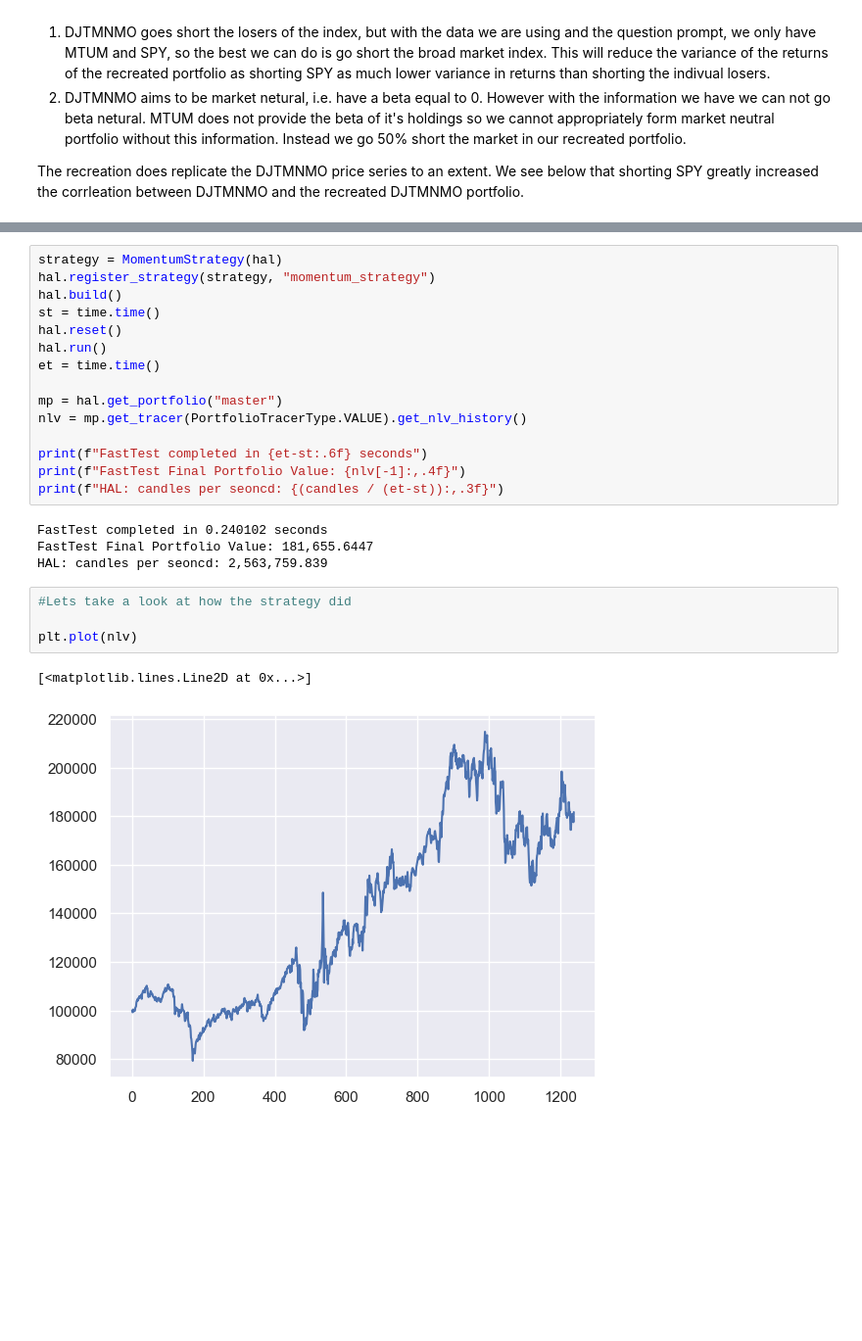
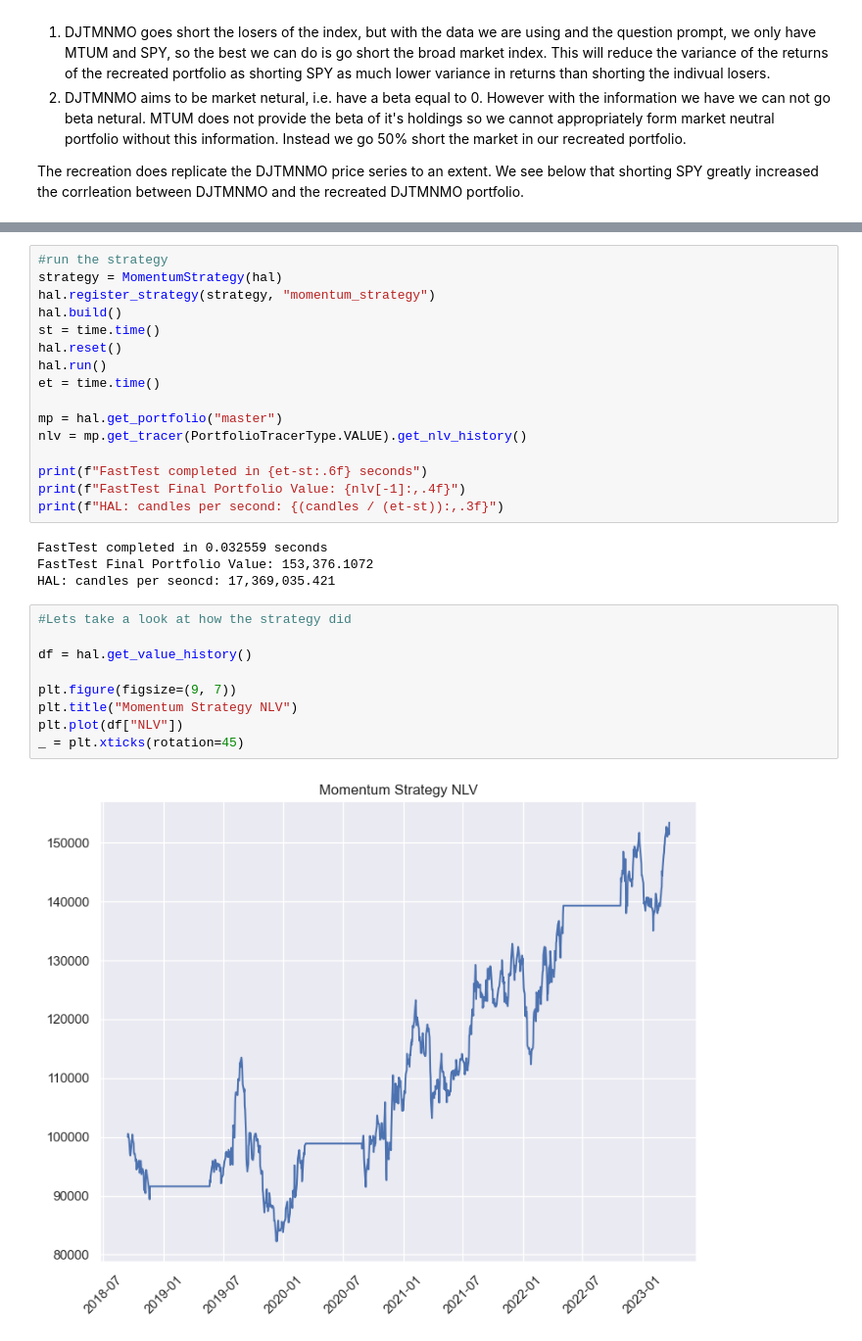
Before and after one commit to ntorm1/Argus, a Jupyter notebook: Argus/FastTest/examples/Momentum.ipynb, the cells around one changed output, grey strips where cells are left out. Shown: that part at 98% size. Saved outputs shown, nothing was run; the diff lists cells and outputs as text; blank space fills up the shorter version.

```diff
--- a/Argus/FastTest/examples/Momentum.ipynb
+++ b/Argus/FastTest/examples/Momentum.ipynb
@@ -198,4 +274,5 @@ class MomentumStrategy:
 # %%
+#run the strategy
 strategy = MomentumStrategy(hal)
 hal.register_strategy(strategy, "momentum_strategy")
 hal.build()
@@ -209,15 +286,19 @@ nlv = mp.get_tracer(PortfolioTracerType.VALUE).get_nlv_history()
 
 print(f"FastTest completed in {et-st:.6f} seconds")
 print(f"FastTest Final Portfolio Value: {nlv[-1]:,.4f}")
-print(f"HAL: candles per seoncd: {(candles / (et-st)):,.3f}")
+print(f"HAL: candles per second: {(candles / (et-st)):,.3f}")
 # %% [output]
-FastTest completed in 0.240102 seconds
-FastTest Final Portfolio Value: 181,655.6447
-HAL: candles per seoncd: 2,563,759.839
+FastTest completed in 0.032559 seconds
+FastTest Final Portfolio Value: 153,376.1072
+HAL: candles per seoncd: 17,369,035.421
 # %%
 #Lets take a look at how the strategy did
 
-plt.plot(nlv)
+df = hal.get_value_history()
+
+plt.figure(figsize=(9, 7))
+plt.title("Momentum Strategy NLV")
+plt.plot(df["NLV"])
+_ = plt.xticks(rotation=45)
 # %% [output]
-[<matplotlib.lines.Line2D at 0x...>]
-[figure, old version]
+[figure, new version]
```
Also changed, not shown: parts of 10 cells of this notebook, 12 other files.
